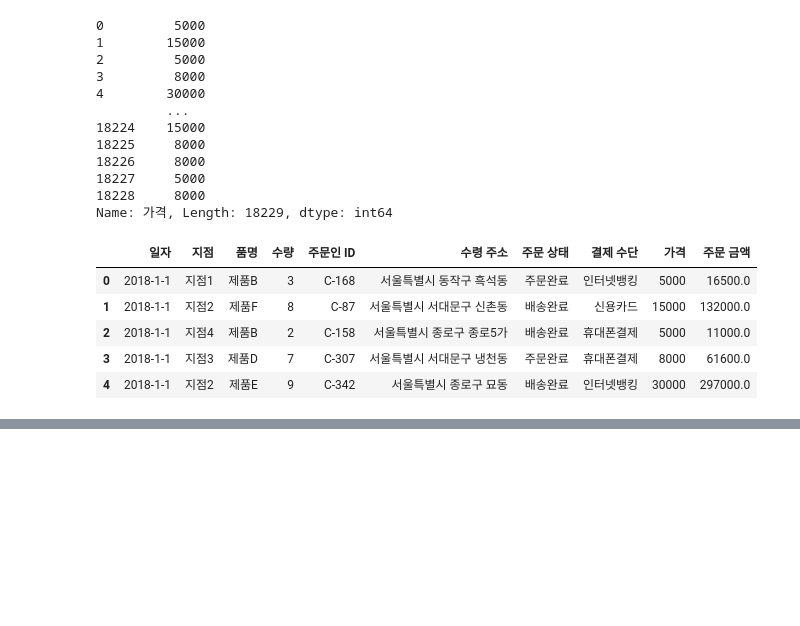
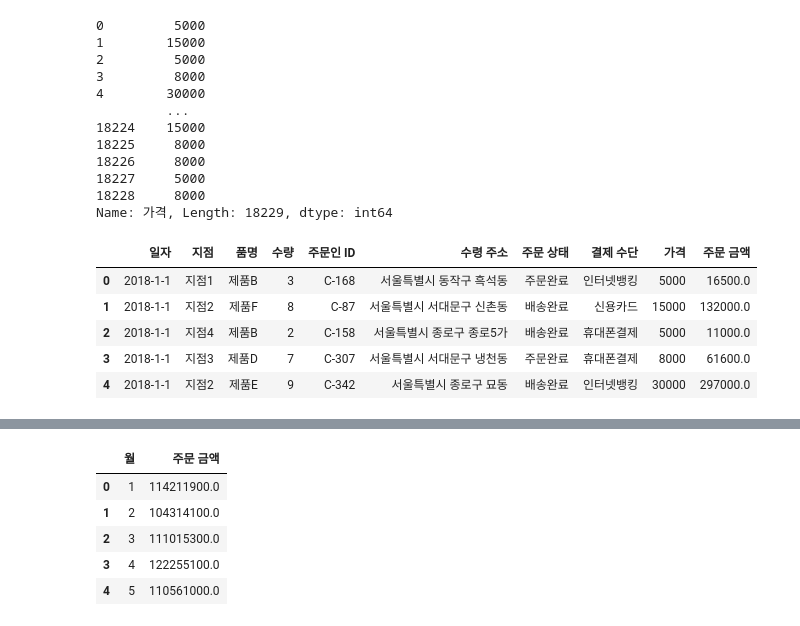
Before and after one commit to Huni0318/preprocessing, a Jupyter notebook: practice/practice4.ipynb, the cells around one changed output, grey strips where cells are left out. Drawn from its saved outputs; the diff is of its cells as text; code cells hidden in the pictures; blank space fills up the shorter version.

```diff
--- a/practice/practice4.ipynb
+++ b/practice/practice4.ipynb
@@ -116,0 +143,9 @@ merged_df.head()
+# %%
+grouped_df_by_month.head()
+# %% [output]
+|  | 월 | 주문 금액 |
+| 0 | 1 | 114211900.0 |
+| 1 | 2 | 104314100.0 |
+| 2 | 3 | 111015300.0 |
+| 3 | 4 | 122255100.0 |
+| 4 | 5 | 110561000.0 |
```
Also changed, not shown: parts of 5 cells of this notebook.
